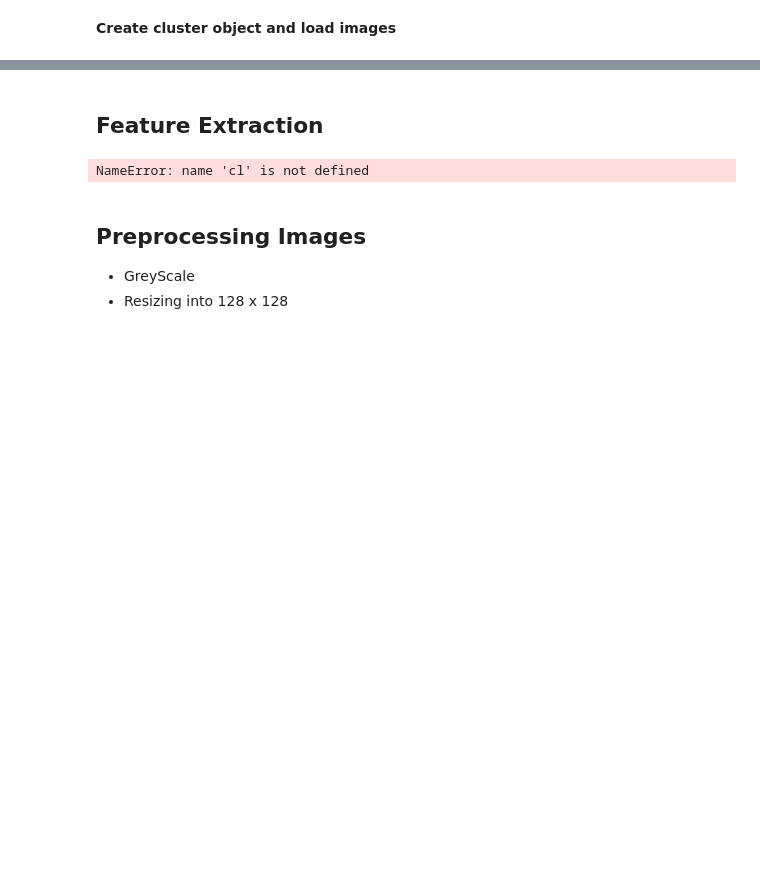
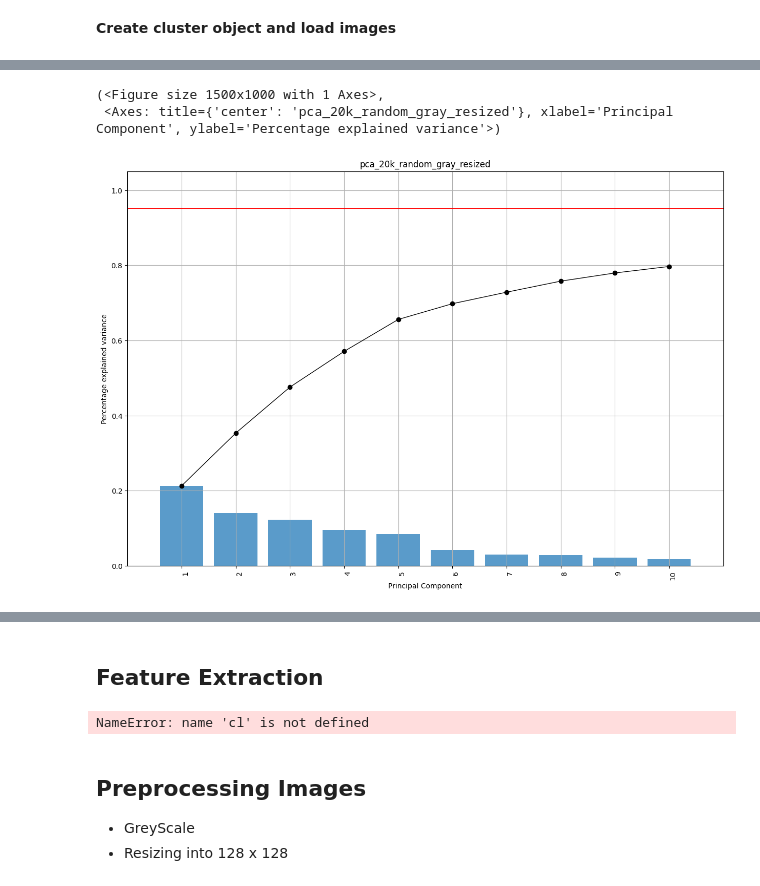
Before and after one commit to CeNCOOS/planktivore_synchro_analysis, a Jupyter notebook: planktivore_clusterImage.ipynb, the cells around one changed output, grey strips where cells are left out. Saved outputs shown, nothing was run; the diff lists cells and outputs as text; code cells hidden in the pictures; blank space fills up the shorter version.

```diff
--- a/planktivore_clusterImage.ipynb
+++ b/planktivore_clusterImage.ipynb
@@ -35,0 +70,7 @@ results = cl.fit_transform(fnames[:10000])
+# %%
+fig,ax = cl.pca.plot(n_components=10,title="pca_20k_random_gray_resized",)
+plt.savefig("./figures/")
+# %% [output]
+(<Figure size 1500x1000 with 1 Axes>,
+ <Axes: title={'center': 'pca_20k_random_gray_resized'}, xlabel='Principal Component', ylabel='Percentage explained variance'>)
+[figure, added]
```
Also changed, not shown: parts of 10 cells of this notebook, 6 other files.
